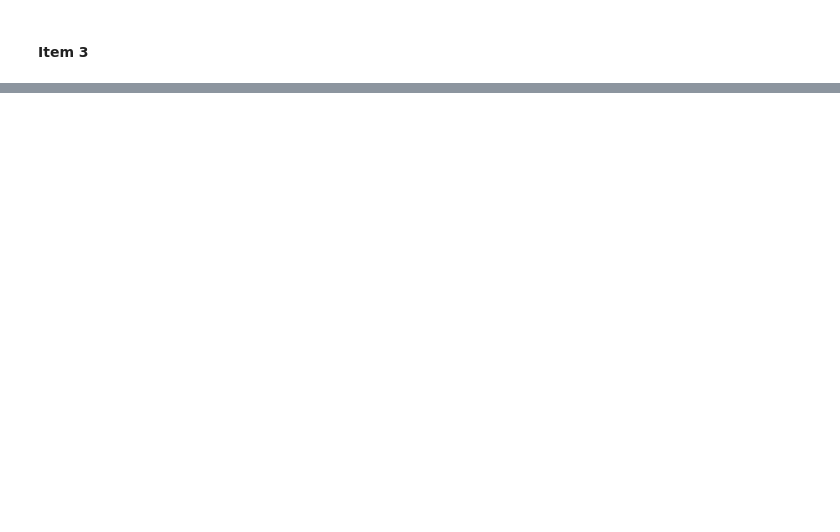
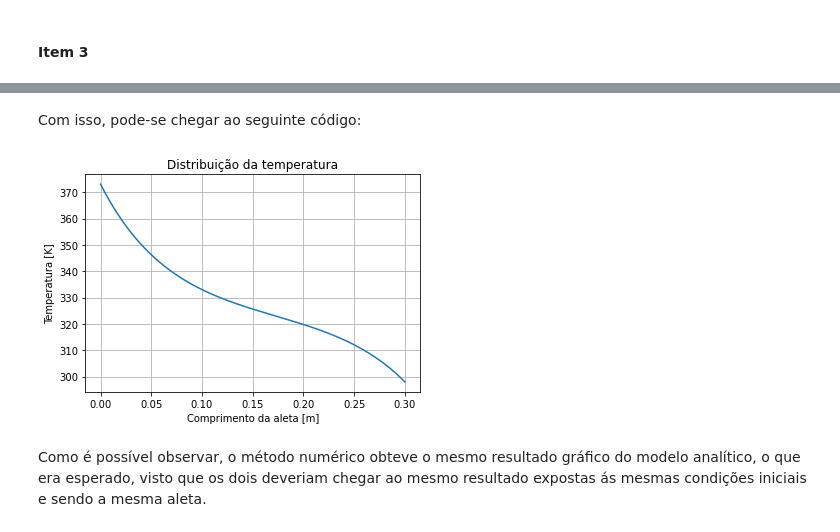
Before and after one commit to LidiaDomingos/APS2-TransCal, a Jupyter notebook: grupo23_APS2.ipynb, the cells around one changed output, grey strips where cells are left out. Cells and saved outputs as stored; diff of their text form; code cells hidden in the pictures; blank space fills up the shorter version.

```diff
--- a/grupo23_APS2.ipynb
+++ b/grupo23_APS2.ipynb
@@ -128,0 +156,33 @@ Text(0.5, 0, 'Posição [cm]')
+# %% [markdown]
+Com isso, pode-se chegar ao seguinte código:
+# %%
+def calc_m(h, P, k, Atr):
+    m = sqrt((h * P)/(k * Atr))
+    return m
+
+def dist_temperatura(h, P, k, Atr, L, Tb, Tamb, TL, x):
+    m = calc_m(h, P, k, Atr)
+    tetab = Tb - Tamb
+    tetaL = TL - Tamb
+    numerador = (tetaL*np.sinh(m * x) + (tetab)*np.sinh(m * (L - x)))
+    denominador =  np.sinh(m * L)
+    dist = numerador/denominador
+    TL = dist + Tamb
+    return TL
+# %%
+lista_T = []
+lista_x = np.arange(0,L,1e-5)
+
+for x in lista_x:
+    lista_T.append(dist_temperatura(h, P, k, Atr, L, Tb, Tamb, TL, x))
+
+plt.title("Distribuição da temperatura")
+plt.plot(lista_x, lista_T)
+plt.grid(True)
+plt.xlabel("Comprimento da aleta [m]")
+plt.ylabel("Temperatura [K]")
+plt.show()
+# %% [output]
+[figure, added]
+# %% [markdown]
+Como é possível observar, o método numérico obteve o mesmo resultado gráfico do modelo analítico, o que era esperado, visto que os dois deveriam chegar ao mesmo resultado expostas ás mesmas condições iniciais e sendo a mesma aleta.
```
Also changed, not shown: parts of 9 cells of this notebook, 4 other files.
